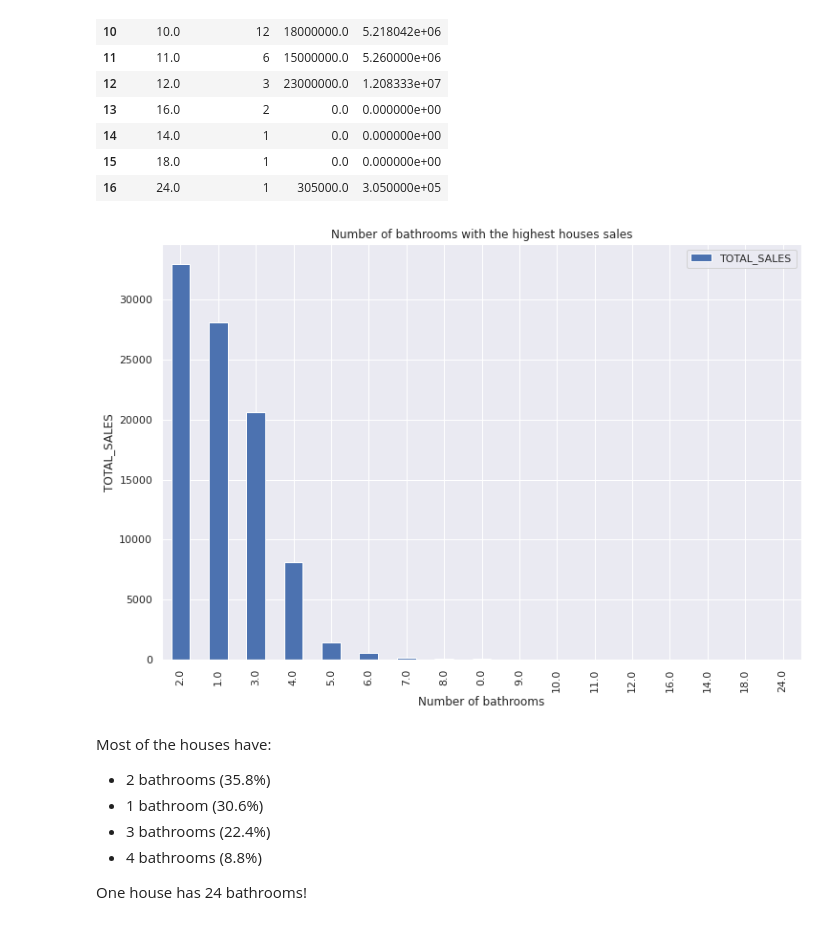
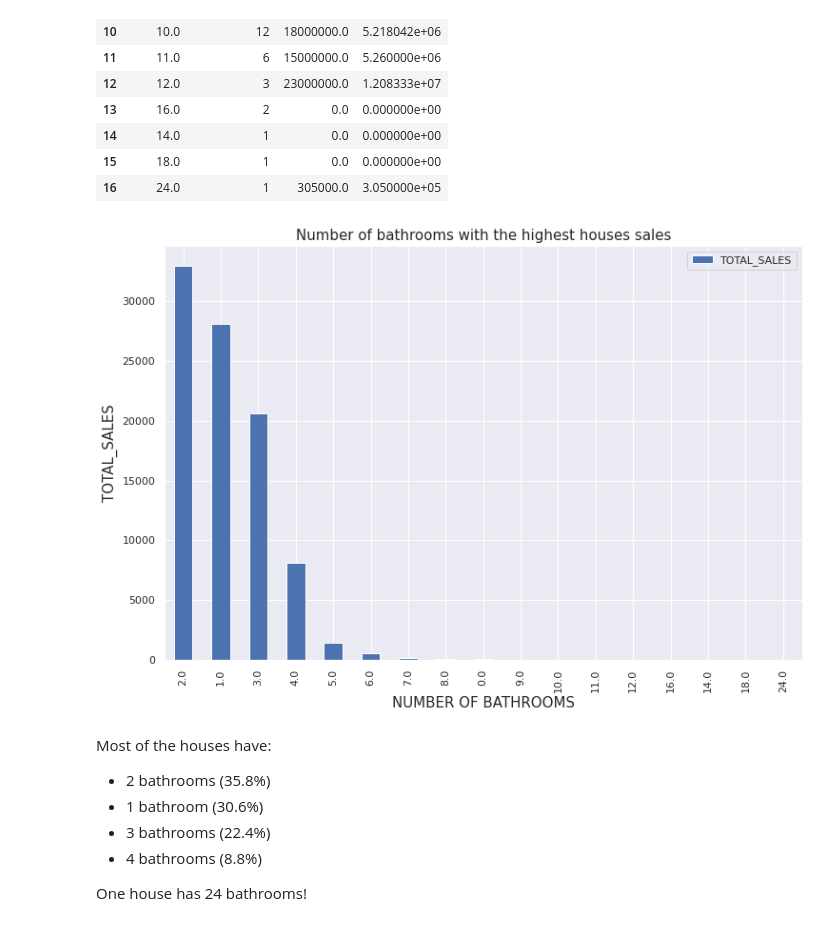
Before and after one commit to DATA-606-SPRING-2022/Tchuissi_DATA606, a Jupyter notebook: ipynb/Final606.ipynb, the cells around one changed output. Drawn from its saved outputs; the diff is of its cells as text; code cells hidden in the pictures.

```diff
--- a/ipynb/Final606.ipynb
+++ b/ipynb/Final606.ipynb
@@ -475,20 +481,21 @@ df41
 # %%
 # Visualize the dataset
 
 ax = df41.plot.bar(
     x="BATHRM",
     y="TOTAL_SALES",
     title= "Number of bathrooms with the highest houses sales",
     legend=True,
     figsize=(12,8),
 
 )
-ax.set_xlabel("Number of bathrooms", fontsize=12)
-ax.set_ylabel("TOTAL_SALES", fontsize=12)
+ax.set_title("Number of bathrooms with the highest houses sales", fontsize=15)
+ax.set_xlabel("NUMBER OF BATHROOMS", fontsize=15)
+ax.set_ylabel("TOTAL_SALES", fontsize=15)
 
 plt.show()
 # %% [output]
-[figure, old version]
+[figure, new version]
 # %% [markdown]
 Most of the houses have:
 - 2 bathrooms (35.8%)
```
Also changed, not shown: parts of 15 cells of this notebook.
